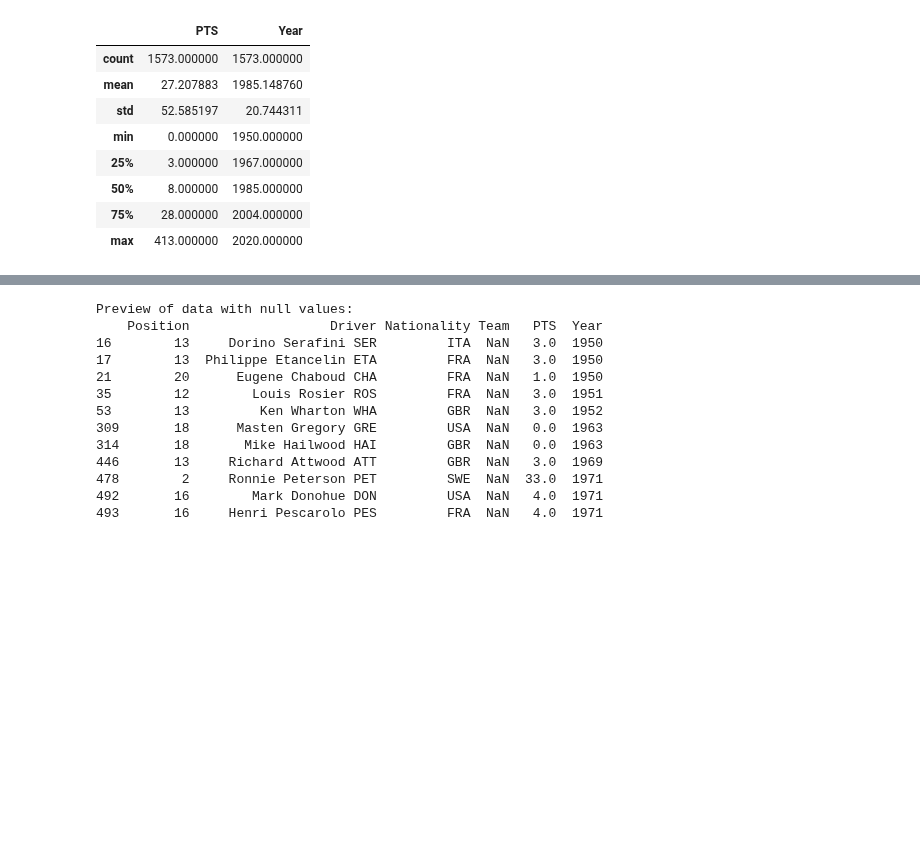
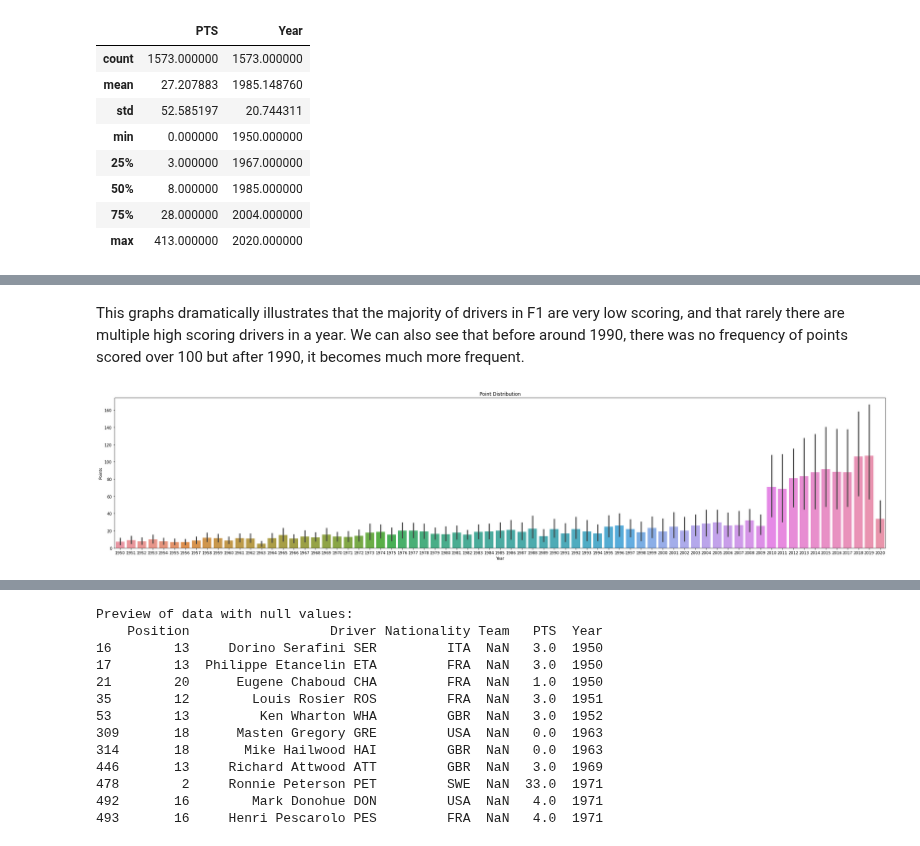
Before and after one commit to data301-2021-winter1/project-group12, a Jupyter notebook: notebooks/JordanK.ipynb, the cells around one changed output, grey strips where cells are left out. Cells and saved outputs as stored; diff of their text form; code cells hidden in the pictures; blank space fills up the shorter version.

```diff
--- a/notebooks/JordanK.ipynb
+++ b/notebooks/JordanK.ipynb
@@ -88,0 +45,8 @@ f1data.plot.scatter(x="Pos", y="PTS", figsize=(10,5))
+# %% [markdown]
+This graphs dramatically illustrates that the majority of drivers in F1 are very low scoring, and that rarely there are multiple high scoring drivers in a year. We can also see that before around 1990, there was no frequency of points scored over 100 but after 1990, it becomes much more frequent.
+# %%
+p= sns.barplot(x="Year", y="PTS", data=f1data)
+p.set(ylabel="Points", title="Point Distribution")
+p.figure.set_size_inches(35,7)
+# %% [output]
+[figure, added]
```
Also changed, not shown: parts of 41 cells of this notebook.
